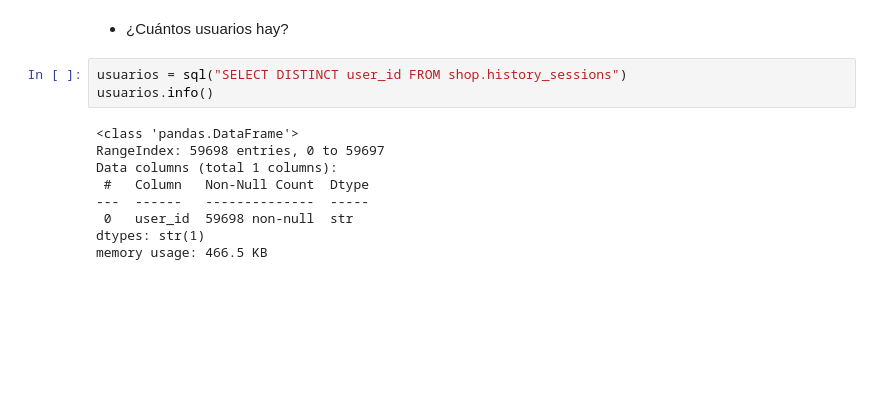
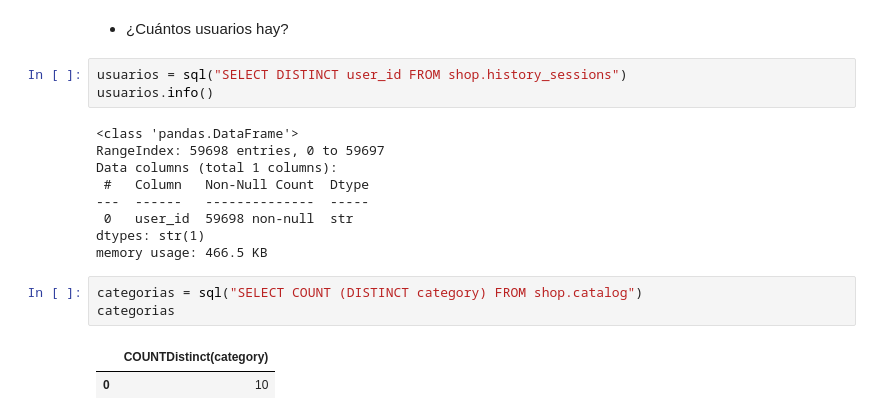
Before and after one commit to ANGELMC113/datathon-2026-ratitas, a Jupyter notebook: scripts/data_analysis.ipynb, the cells around one changed output. Saved outputs shown, nothing was run; the diff lists cells and outputs as text; blank space fills up the shorter version.

```diff
--- a/scripts/data_analysis.ipynb
+++ b/scripts/data_analysis.ipynb
@@ -671,3 +671,9 @@ Data columns (total 1 columns):
  0   user_id  59698 non-null  str
 dtypes: str(1)
 memory usage: 466.5 KB
+# %%
+categorias = sql("SELECT COUNT (DISTINCT category) FROM shop.catalog")
+categorias
+# %% [output]
+|  | COUNTDistinct(category) |
+| 0 | 10 |
```
Also changed, not shown: parts of 2 cells of this notebook, 1 other file.
